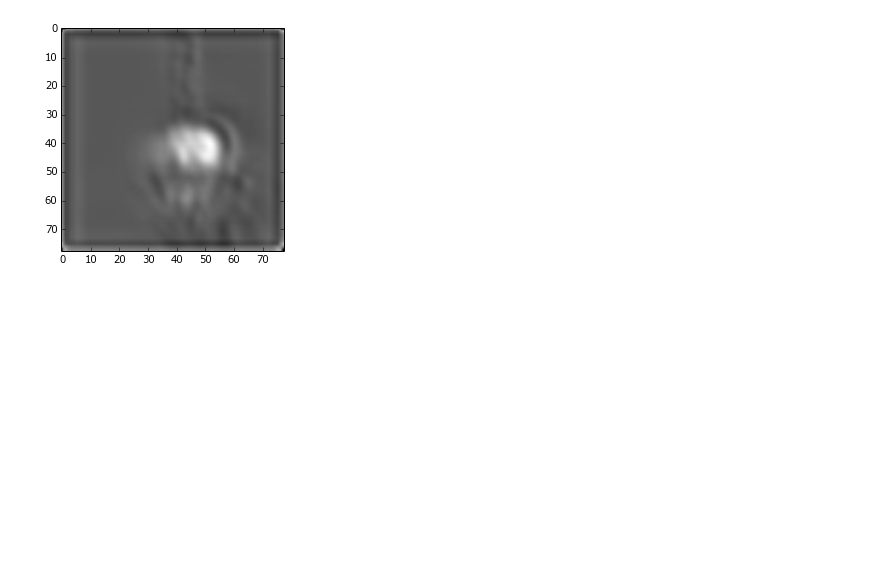
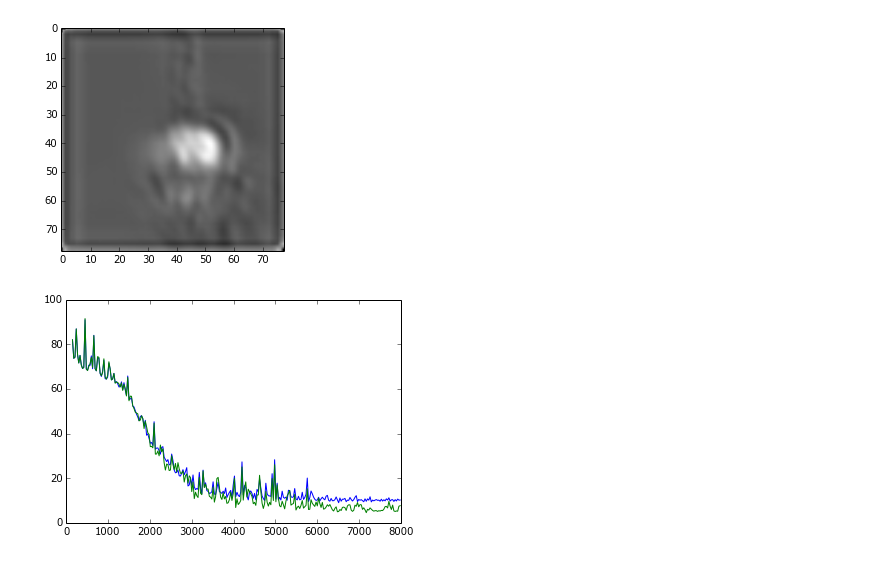
Before and after one commit to mkabra/poseTF, a Jupyter notebook: cellCodeHead.ipynb, the cells around one changed output. Cells and saved outputs as stored; diff of their text form; code cells hidden in the pictures; blank space fills up the shorter version.

```diff
--- a/cellCodeHead.ipynb
+++ b/cellCodeHead.ipynb
@@ -1208,3 +1203,13 @@ print(pred.min(),labels.max(),bb,train_loss)
 [figure]
 (-1.00204, 1.0, 1.3791000839315011, 69.682380676269531)
 [figure]
+# %%
+import pickle
+with open('cacheHead/headbasetraindata','rb') as tdfile:
+    trainData = pickle.load(tdfile)
+
+plt.plot(trainData['step_no'][5:],trainData['val_err'][5:])
+plt.plot(trainData['step_no'][5:],trainData['train_err'][5:],hold=True)
+plt.show()
+# %% [output]
+[figure, added]
```
Also changed, not shown: parts of 8 cells of this notebook, 6 other files.
